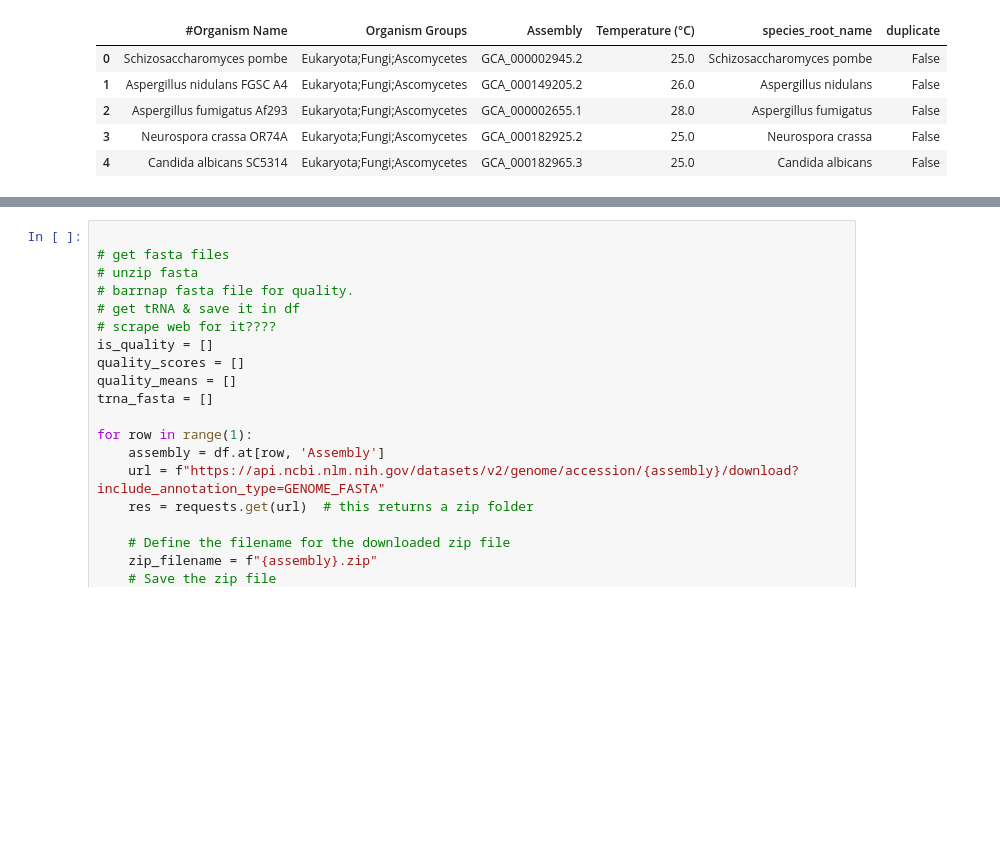
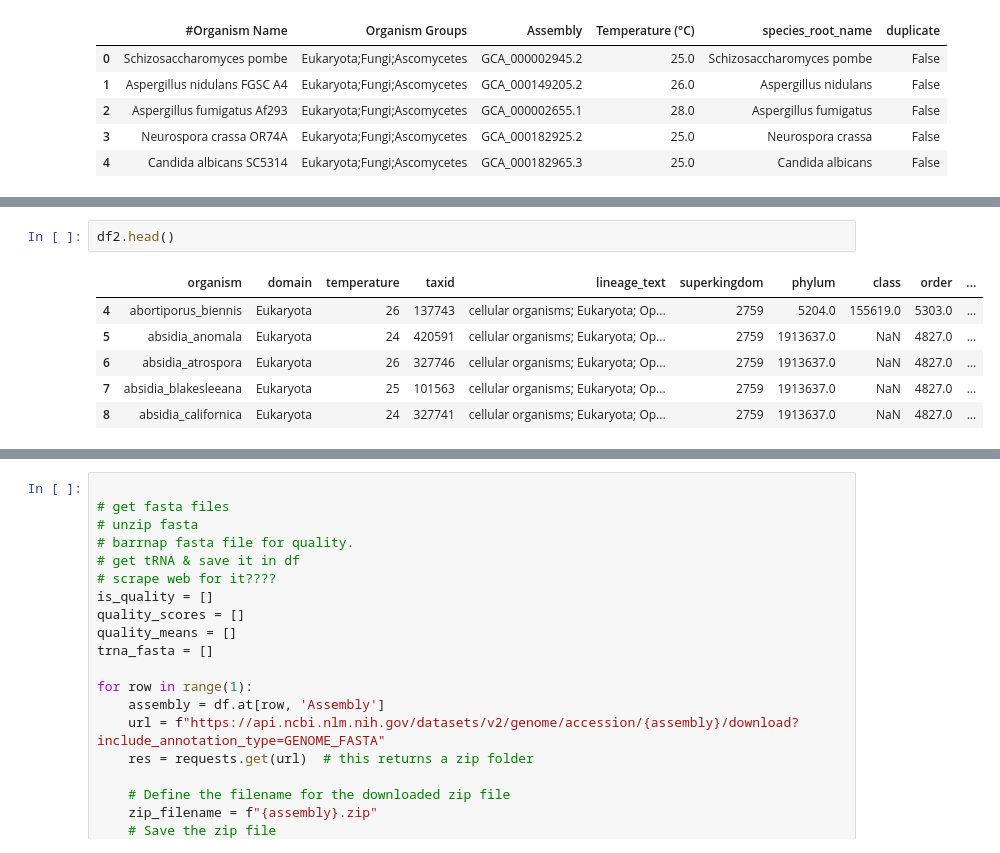
Before and after one commit to nkmwicz/fungal-temp-analysis, a Jupyter notebook: fungi-work-vs.ipynb, the cells around one changed output, grey strips where cells are left out. Drawn from its saved outputs; the diff is of its cells as text; blank space fills up the shorter version.

Commit message:
Getting assemblies for taxids

```diff
--- a/fungi-work-vs.ipynb
+++ b/fungi-work-vs.ipynb
@@ -39,2 +115,11 @@ df.head()
+# %%
+df2.head()
+# %% [output]
+|  | organism | domain | temperature | taxid | lineage_text | superkingdom | phylum | class | order | ... |
+| 4 | abortiporus_biennis | Eukaryota | 26 | 137743 | cellular organisms; Eukaryota; Op... | 2759 | 5204.0 | 155619.0 | 5303.0 | ... |
+| 5 | absidia_anomala | Eukaryota | 24 | 420591 | cellular organisms; Eukaryota; Op... | 2759 | 1913637.0 | NaN | 4827.0 | ... |
+| 6 | absidia_atrospora | Eukaryota | 26 | 327746 | cellular organisms; Eukaryota; Op... | 2759 | 1913637.0 | NaN | 4827.0 | ... |
+| 7 | absidia_blakesleeana | Eukaryota | 25 | 101563 | cellular organisms; Eukaryota; Op... | 2759 | 1913637.0 | NaN | 4827.0 | ... |
+| 8 | absidia_californica | Eukaryota | 24 | 327741 | cellular organisms; Eukaryota; Op... | 2759 | 1913637.0 | NaN | 4827.0 | ... |
 # %%
 ####### REMOVE DUPLICATES FROM COMBINED CSV #######
```
Also changed, not shown: parts of 2 cells of this notebook.
